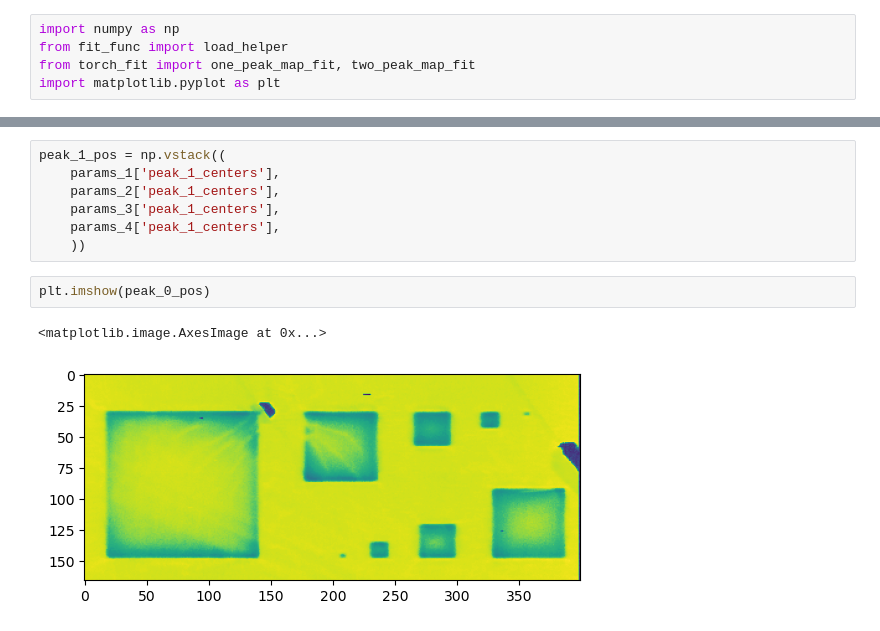
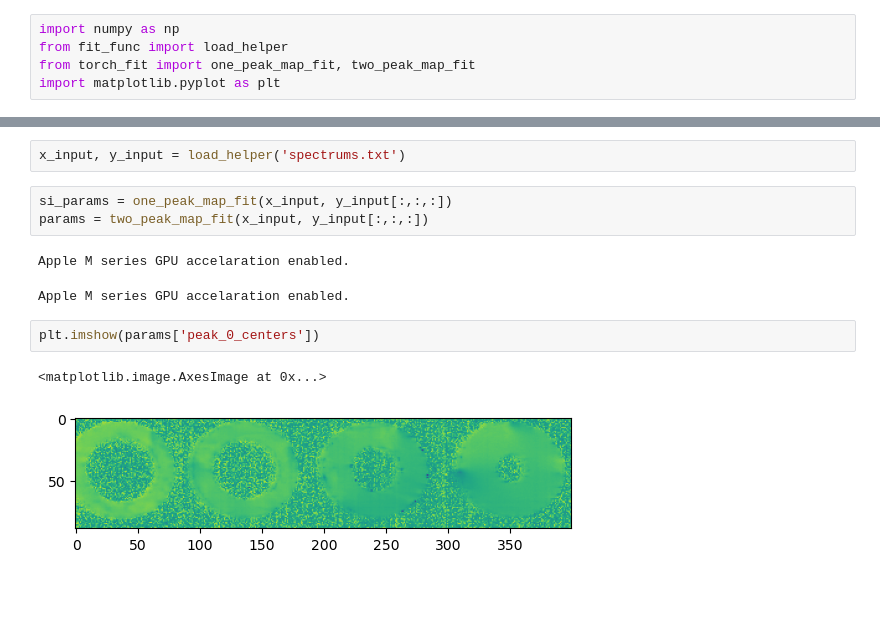
Before and after one commit to ycnnn/lab_automation, a Jupyter notebook: RamanFit/torch_demo.ipynb, the cells around one changed output, grey strips where cells are left out. Drawn from its saved outputs; the diff is of its cells as text; blank space fills up the shorter version.

```diff
--- a/RamanFit/torch_demo.ipynb
+++ b/RamanFit/torch_demo.ipynb
@@ -23,12 +6,13 @@ peak_0_pos = np.vstack((
-# %%
-peak_1_pos = np.vstack((
-    params_1['peak_1_centers'],
-    params_2['peak_1_centers'],
-    params_3['peak_1_centers'],
-    params_4['peak_1_centers'],
-    ))
+# %%
+x_input, y_input = load_helper('spectrums.txt')
+# %%
+si_params = one_peak_map_fit(x_input, y_input[:,:,:])
+params = two_peak_map_fit(x_input, y_input[:,:,:])
+# %% [output]
+Apple M series GPU accelaration enabled.
+Apple M series GPU accelaration enabled.
 # %%
-plt.imshow(peak_0_pos)
+plt.imshow(params['peak_0_centers'])
 # %% [output]
 <matplotlib.image.AxesImage at 0x...>
-[figure, old version]
+[figure, new version]
```
Also changed, not shown: parts of 3 cells of this notebook, 3 other files.
